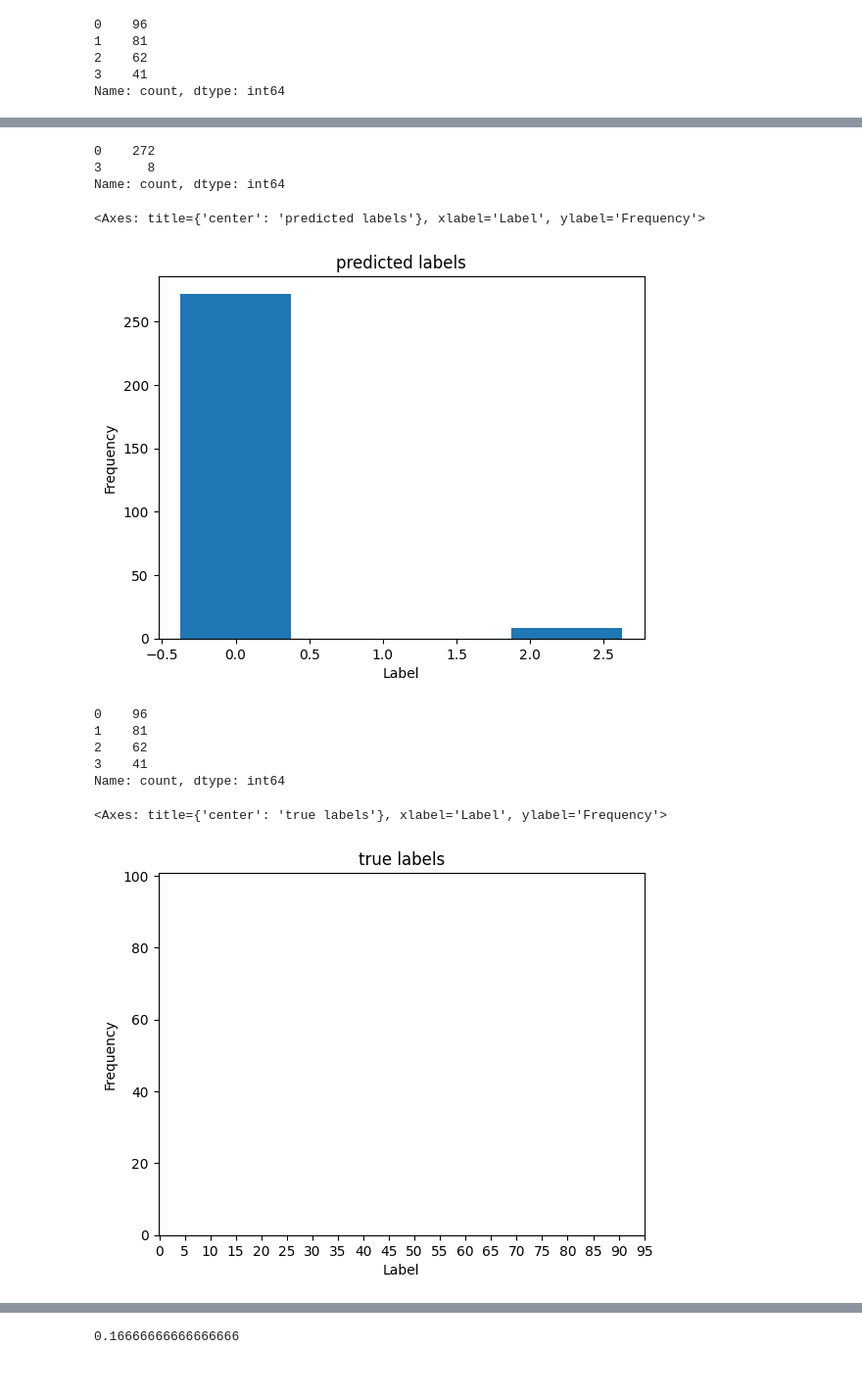
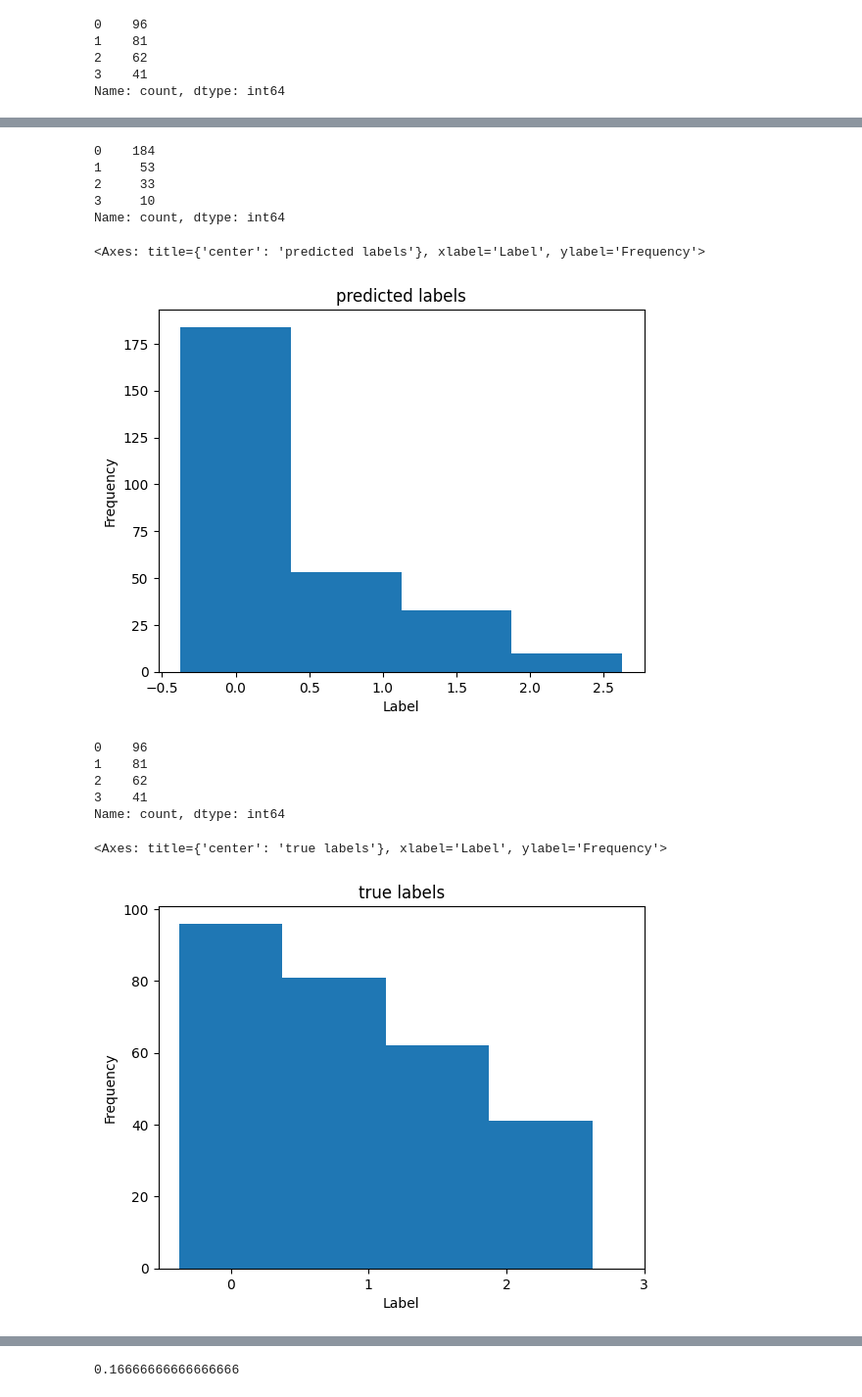
Before and after one commit to oriolmp/TFG, a Jupyter notebook: notebooks/Playground.ipynb, the cells around one changed output, grey strips where cells are left out. Shown: that part at 98% size. Cells and saved outputs as stored; diff of their text form; code cells hidden in the pictures.

Commit message:
Test linformer

```diff
--- a/notebooks/Playground.ipynb
+++ b/notebooks/Playground.ipynb
@@ -289,7 +289,7 @@ Name: count, Length: 78, dtype: int64
 # %% [markdown]
 ### Test results
 # %%
-RESULTS_CSV = 'labels_vanilla_attention_11.csv'
+RESULTS_CSV = 'labels_linformer_1.csv'
 # %%
 with open(RESULTS_CSV) as csv_file:
     csv_reader = csv.reader(csv_file, delimiter=',')
@@ -319,14 +319,16 @@ array([0, 3], dtype=int64)
 # %%
 predicted_ds.value_counts()
 # %% [output]
-0    272
-3      8
+0    184
+1     53
+2     33
+3     10
 Name: count, dtype: int64
 # %%
 predicted_ds.plot(kind='hist', bins=4, title='predicted labels', xlabel='Label', align='left') # xticks=[x for x in range(21)]
 # %% [output]
 <Axes: title={'center': 'predicted labels'}, xlabel='Label', ylabel='Frequency'>
-[figure, old version]
+[figure, new version]
 # %%
 labels_ds.value_counts()
 # %% [output]
@@ -336,10 +338,10 @@ labels_ds.value_counts()
 3    41
 Name: count, dtype: int64
 # %%
-labels_ds.plot(kind='hist', bins=98, title='true labels', xticks=[5*x for x in range(20)], xlabel='Label', align='left')
+labels_ds.plot(kind='hist', bins=4, title='true labels', xticks=[x for x in range(4)], xlabel='Label', align='left')
 # %% [output]
 <Axes: title={'center': 'true labels'}, xlabel='Label', ylabel='Frequency'>
-[figure, old version]
+[figure, new version]
 # %%
 confusion_mat = confusion_matrix(labels, predicted, labels=[x for x in range(4)], sample_weight=None, normalize=None)
 # %%
```
Also changed, not shown: parts of 3 cells of this notebook.
